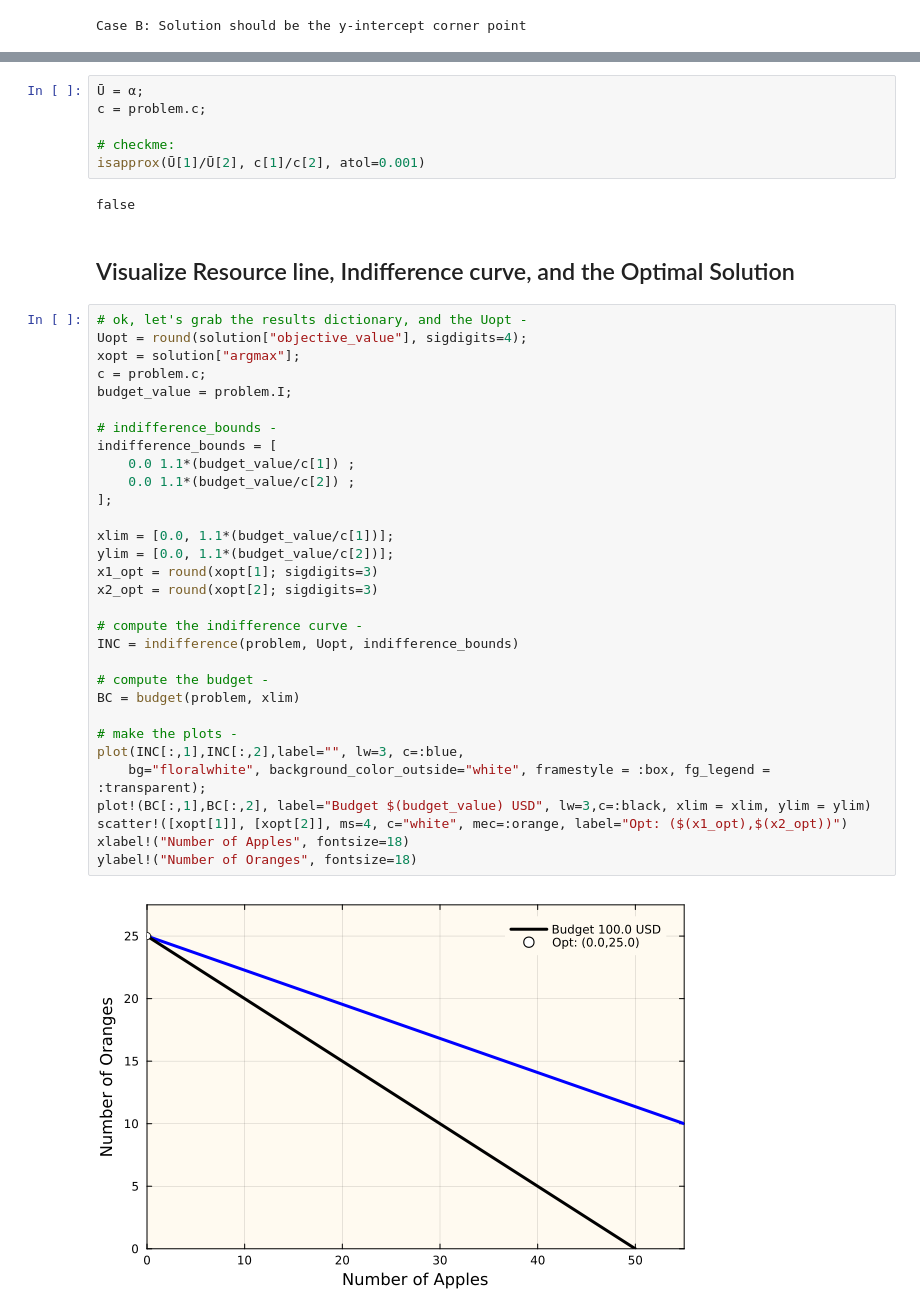
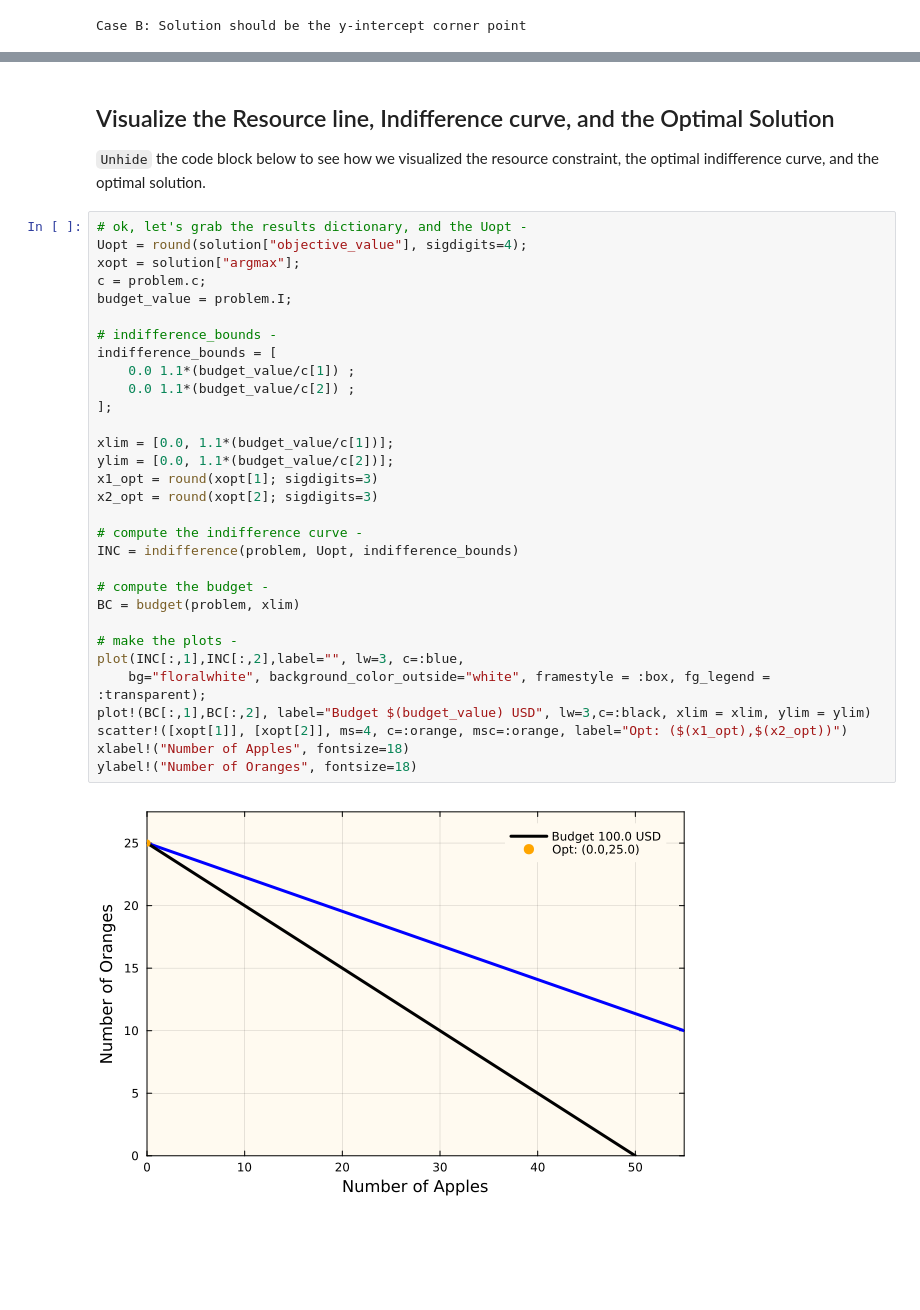
Before and after one commit to varnerlab/CHEME-4800-5800-Examples-AY-2024, a Jupyter notebook: week-10/L10c/CHEME-5800-L10c-SolnFruitProblem-AY-2024.ipynb, the cells around one changed output, grey strips where cells are left out. Saved outputs shown, nothing was run; the diff lists cells and outputs as text; blank space fills up the shorter version.

```diff
--- a/week-10/L10c/CHEME-5800-L10c-SolnFruitProblem-AY-2024.ipynb
+++ b/week-10/L10c/CHEME-5800-L10c-SolnFruitProblem-AY-2024.ipynb
@@ -152,43 +165,36 @@ $$
-# %%
-Ū = α;
-c = problem.c;
-
-# checkme:
-isapprox(Ū[1]/Ū[2], c[1]/c[2], atol=0.001)
-# %% [output]
-false
 # %% [markdown]
-## Visualize Resource line, Indifference curve, and the Optimal Solution
+## Visualize the Resource line, Indifference curve, and the Optimal Solution
+`Unhide` the code block below to see how we visualized the resource constraint, the optimal indifference curve, and the optimal solution.
 # %%
 # ok, let's grab the results dictionary, and the Uopt -
 Uopt = round(solution["objective_value"], sigdigits=4);
 xopt = solution["argmax"];
 c = problem.c;
 budget_value = problem.I;
 
 # indifference_bounds -
 indifference_bounds = [
     0.0 1.1*(budget_value/c[1]) ;
     0.0 1.1*(budget_value/c[2]) ;
 ];
 
 xlim = [0.0, 1.1*(budget_value/c[1])];
 ylim = [0.0, 1.1*(budget_value/c[2])];
 x1_opt = round(xopt[1]; sigdigits=3)
 x2_opt = round(xopt[2]; sigdigits=3)
 
 # compute the indifference curve -
 INC = indifference(problem, Uopt, indifference_bounds)
 
 # compute the budget -
 BC = budget(problem, xlim)
 
 # make the plots -
 plot(INC[:,1],INC[:,2],label="", lw=3, c=:blue,
     bg="floralwhite", background_color_outside="white", framestyle = :box, fg_legend = :transparent);
 plot!(BC[:,1],BC[:,2], label="Budget $(budget_value) USD", lw=3,c=:black, xlim = xlim, ylim = ylim)
-scatter!([xopt[1]], [xopt[2]], ms=4, c="white", mec=:orange, label="Opt: ($(x1_opt),$(x2_opt))")
+scatter!([xopt[1]], [xopt[2]], ms=4, c=:orange, msc=:orange, label="Opt: ($(x1_opt),$(x2_opt))")
 xlabel!("Number of Apples", fontsize=18)
 ylabel!("Number of Oranges", fontsize=18)
 # %% [output]
-[figure, old version]
+[figure, new version]
```
Also changed, not shown: parts of 16 cells of this notebook, 1 other file.
